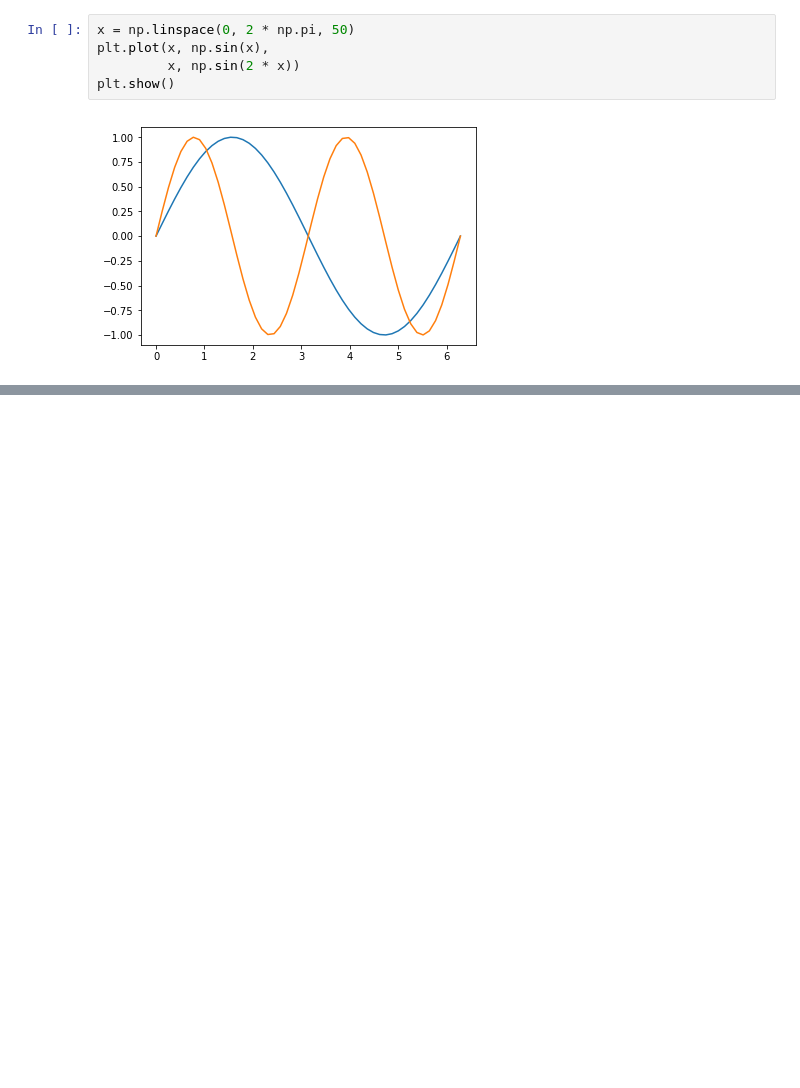
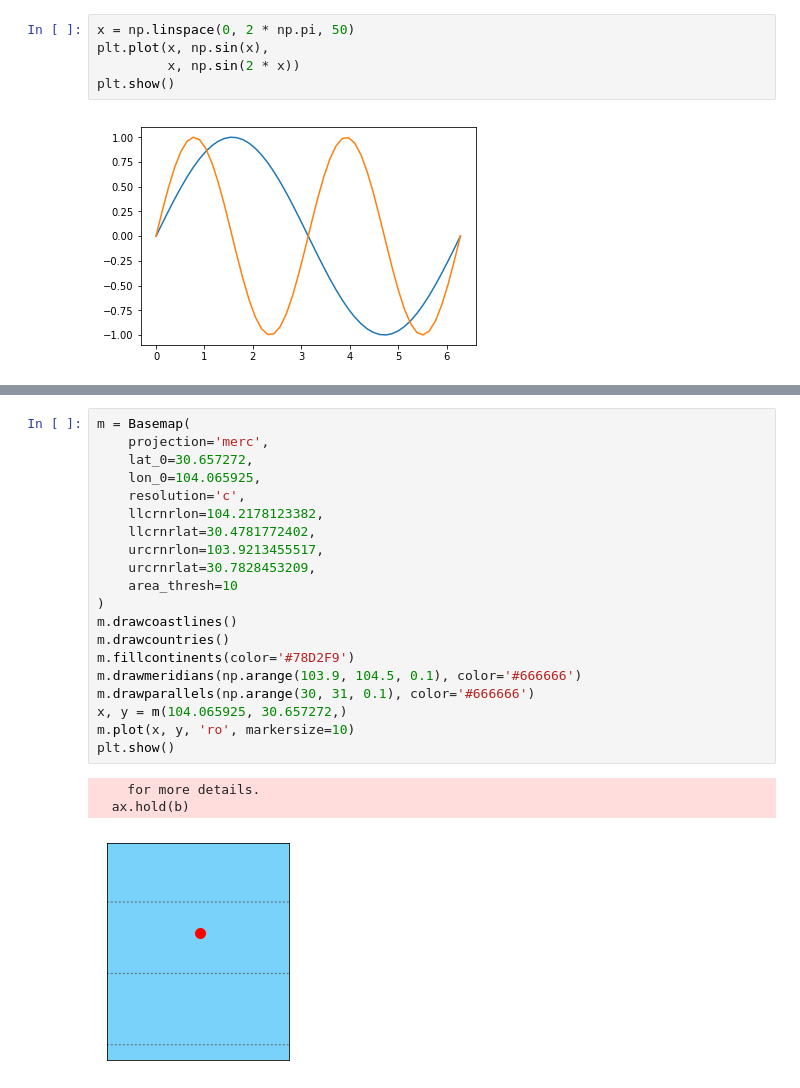
Before and after one commit to c1ay/mobike, a Jupyter notebook: jupyter/jupyter.ipynb, the cells around one changed output, grey strips where cells are left out. Drawn from its saved outputs; the diff is of its cells as text; blank space fills up the shorter version.

```diff
--- a/jupyter/jupyter.ipynb
+++ b/jupyter/jupyter.ipynb
@@ -21,0 +42,24 @@ plt.show()
+# %%
+m = Basemap(
+    projection='merc',
+    lat_0=30.657272,
+    lon_0=104.065925,
+    resolution='c',
+    llcrnrlon=104.2178123382,
+    llcrnrlat=30.4781772402,
+    urcrnrlon=103.9213455517,
+    urcrnrlat=30.7828453209,
+    area_thresh=10
+)
+m.drawcoastlines()
+m.drawcountries()
+m.fillcontinents(color='#78D2F9')
+m.drawmeridians(np.arange(103.9, 104.5, 0.1), color='#666666')
+m.drawparallels(np.arange(30, 31, 0.1), color='#666666')
+x, y = m(104.065925, 30.657272,)
+m.plot(x, y, 'ro', markersize=10)
+plt.show()
+# %% [output]
+    for more details.
+  ax.hold(b)
+[figure, added]
```
Also changed, not shown: parts of 2 cells of this notebook, 1 other file.
